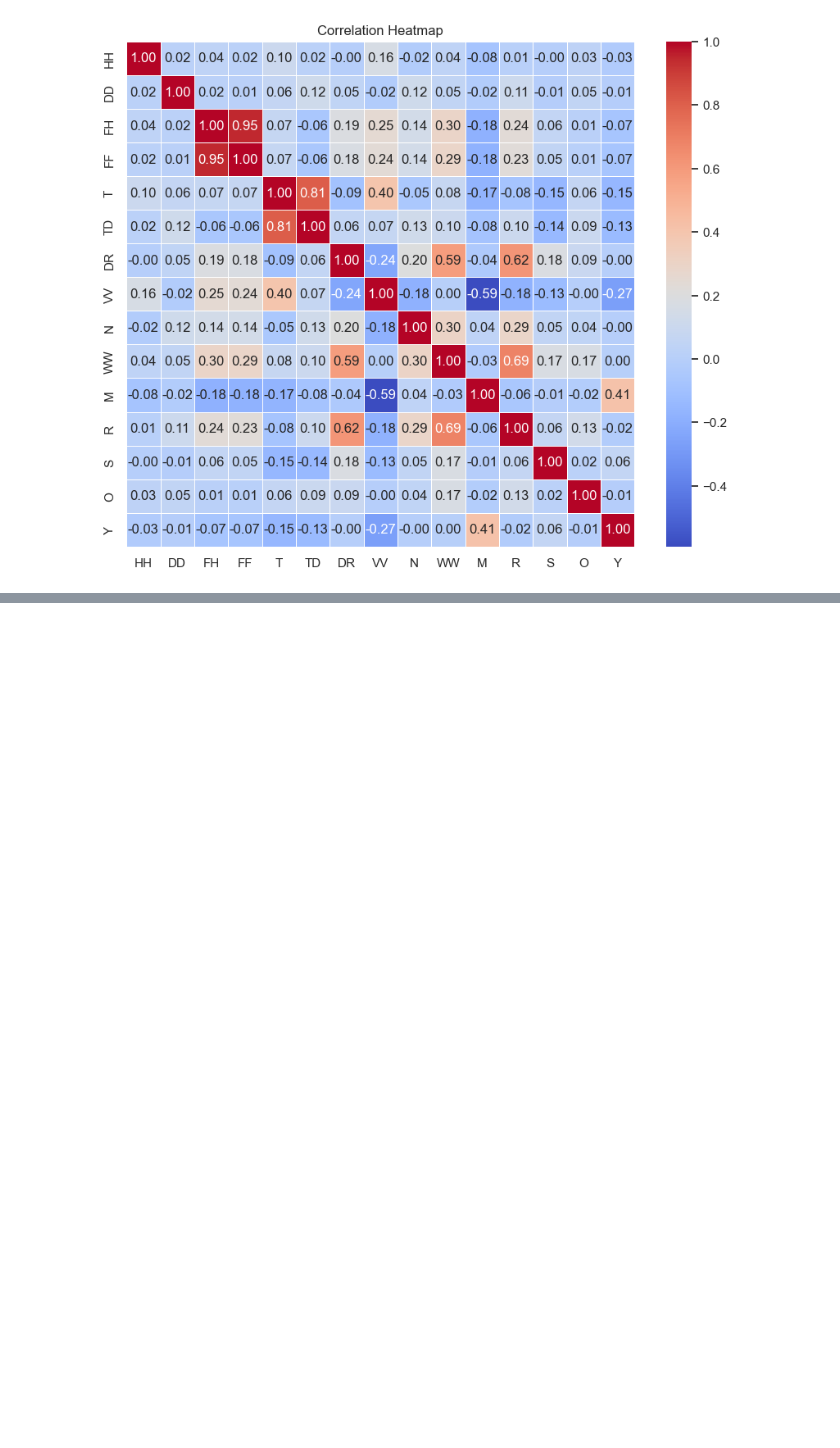
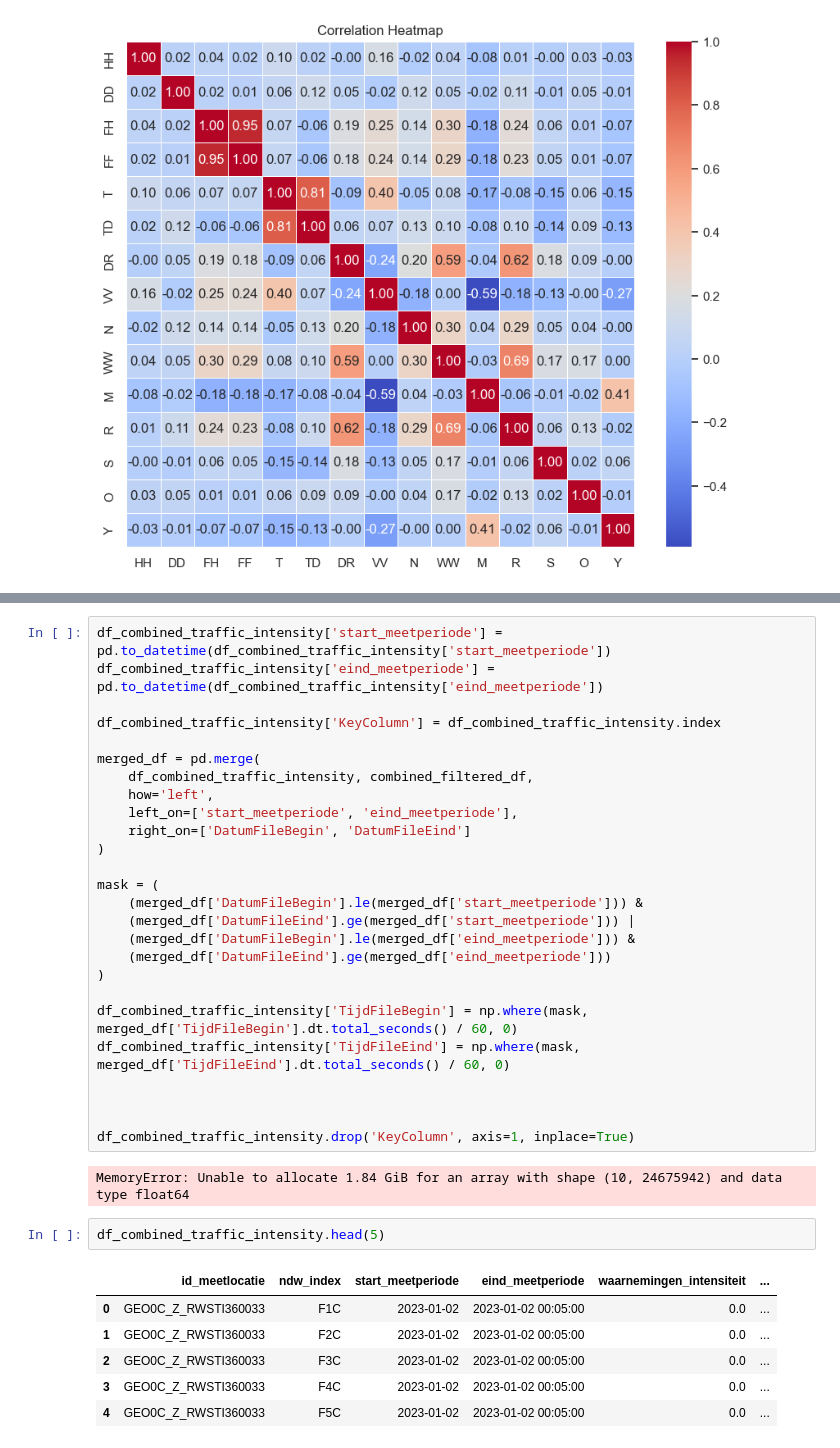
Before and after one commit to EVVISION/Notebook, a Jupyter notebook: Notebook_traffic_0.2.ipynb, the cells around one changed output, grey strips where cells are left out. Cells and saved outputs as stored; diff of their text form; blank space fills up the shorter version.

```diff
--- a/Notebook_traffic_0.2.ipynb
+++ b/Notebook_traffic_0.2.ipynb
@@ -1184,0 +1204,37 @@ plt.show()
+# %%
+df_combined_traffic_intensity['start_meetperiode'] = pd.to_datetime(df_combined_traffic_intensity['start_meetperiode'])
+df_combined_traffic_intensity['eind_meetperiode'] = pd.to_datetime(df_combined_traffic_intensity['eind_meetperiode'])
+
+df_combined_traffic_intensity['KeyColumn'] = df_combined_traffic_intensity.index
+
+merged_df = pd.merge(
+    df_combined_traffic_intensity, combined_filtered_df,
+    how='left',
+    left_on=['start_meetperiode', 'eind_meetperiode'],
+    right_on=['DatumFileBegin', 'DatumFileEind']
+)
+
+mask = (
+    (merged_df['DatumFileBegin'].le(merged_df['start_meetperiode'])) &
+    (merged_df['DatumFileEind'].ge(merged_df['start_meetperiode'])) |
+    (merged_df['DatumFileBegin'].le(merged_df['eind_meetperiode'])) &
+    (merged_df['DatumFileEind'].ge(merged_df['eind_meetperiode']))
+)
+
+df_combined_traffic_intensity['TijdFileBegin'] = np.where(mask, merged_df['TijdFileBegin'].dt.total_seconds() / 60, 0)
+df_combined_traffic_intensity['TijdFileEind'] = np.where(mask, merged_df['TijdFileEind'].dt.total_seconds() / 60, 0)
+
+
+
+df_combined_traffic_intensity.drop('KeyColumn', axis=1, inplace=True)
+# %% [output]
+MemoryError: Unable to allocate 1.84 GiB for an array with shape (10, 24675942) and data type float64
+# %%
+df_combined_traffic_intensity.head(5)
+# %% [output]
+|  | id_meetlocatie | ndw_index | start_meetperiode | eind_meetperiode | waarnemingen_intensiteit | ... |
+| 0 | GEO0C_Z_RWSTI360033 | F1C | 2023-01-02 | 2023-01-02 00:05:00 | 0.0 | ... |
+| 1 | GEO0C_Z_RWSTI360033 | F2C | 2023-01-02 | 2023-01-02 00:05:00 | 0.0 | ... |
+| 2 | GEO0C_Z_RWSTI360033 | F3C | 2023-01-02 | 2023-01-02 00:05:00 | 0.0 | ... |
+| 3 | GEO0C_Z_RWSTI360033 | F4C | 2023-01-02 | 2023-01-02 00:05:00 | 0.0 | ... |
+| 4 | GEO0C_Z_RWSTI360033 | F5C | 2023-01-02 | 2023-01-02 00:05:00 | 0.0 | ... |
```
Also changed, not shown: parts of 4 cells of this notebook.
